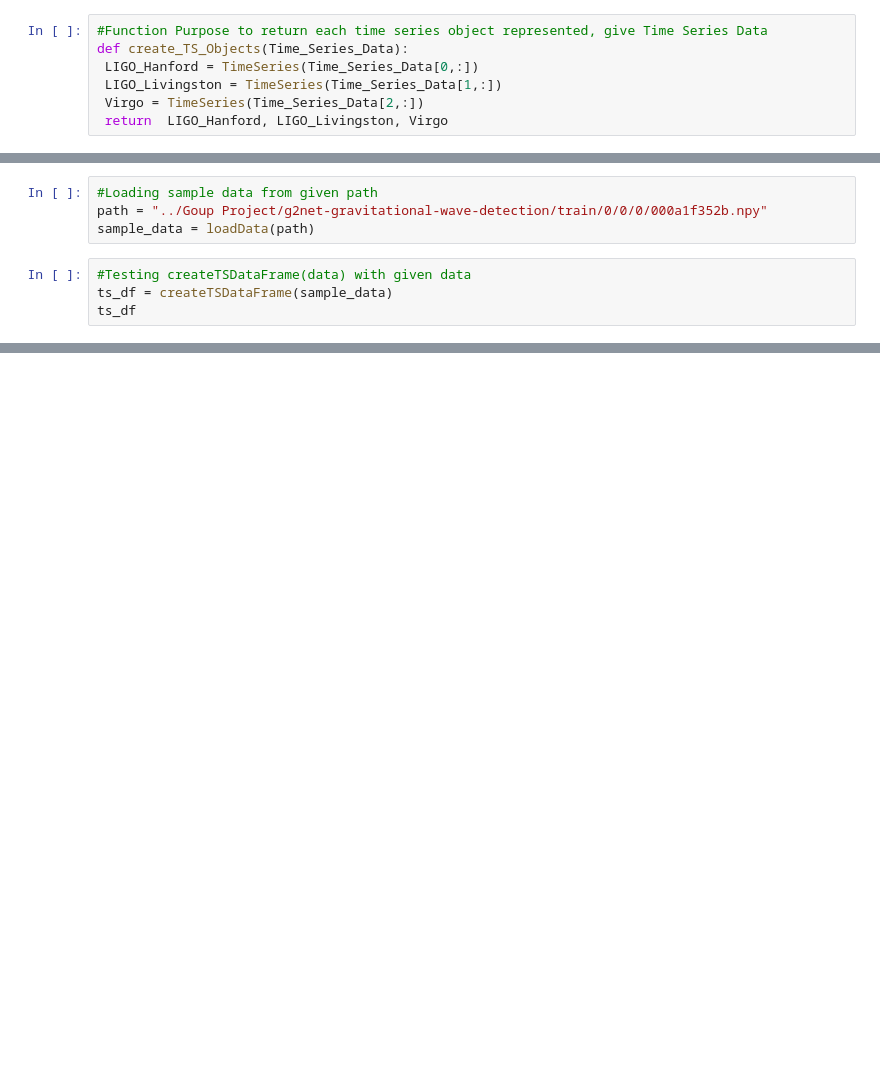
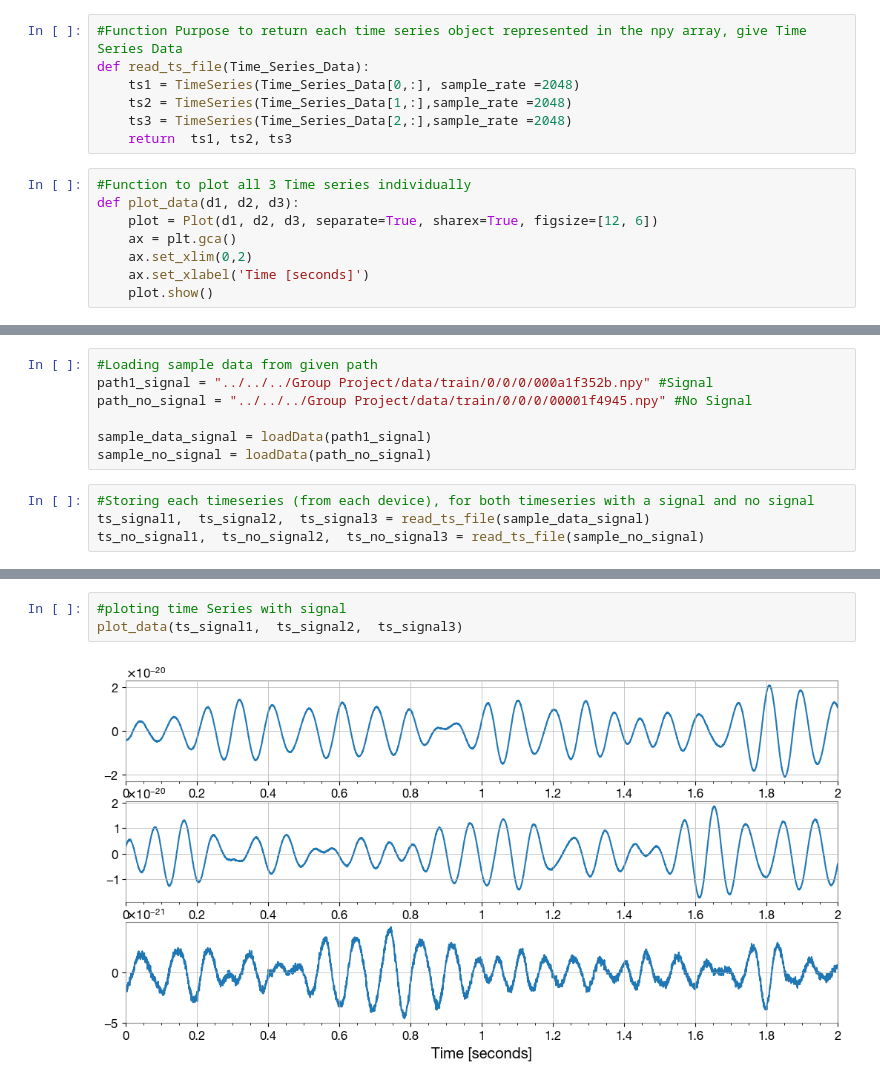
Before and after one commit to RobinRosculete/Gravitational-Wave-Detection, a Jupyter notebook: notebooks/GWDataPreprocessing.ipynb, the cells around one changed output, grey strips where cells are left out. Drawn from its saved outputs; the diff is of its cells as text; blank space fills up the shorter version.

Commit message:
Added ploting for samplle data, for both timeseries with signal and without

```diff
--- a/notebooks/GWDataPreprocessing.ipynb
+++ b/notebooks/GWDataPreprocessing.ipynb
@@ -22,7 +23,15 @@ def createTSDataFrame(sample_data):
 # %%
-#Function Purpose to return each time series object represented, give Time Series Data
-def create_TS_Objects(Time_Series_Data):
- LIGO_Hanford = TimeSeries(Time_Series_Data[0,:])
- LIGO_Livingston = TimeSeries(Time_Series_Data[1,:])
- Virgo = TimeSeries(Time_Series_Data[2,:])
- return  LIGO_Hanford, LIGO_Livingston, Virgo
+#Function Purpose to return each time series object represented in the npy array, give Time Series Data
+def read_ts_file(Time_Series_Data):
+    ts1 = TimeSeries(Time_Series_Data[0,:], sample_rate =2048)
+    ts2 = TimeSeries(Time_Series_Data[1,:],sample_rate =2048)
+    ts3 = TimeSeries(Time_Series_Data[2,:],sample_rate =2048)
+    return  ts1, ts2, ts3
+# %%
+#Function to plot all 3 Time series individually
+def plot_data(d1, d2, d3):
+    plot = Plot(d1, d2, d3, separate=True, sharex=True, figsize=[12, 6])
+    ax = plt.gca()
+    ax.set_xlim(0,2)
+    ax.set_xlabel('Time [seconds]')
+    plot.show()
@@ -29,8 +51,11 @@ def create_TS_Objects(Time_Series_Data):
 # %%
 #Loading sample data from given path
-path = "../Goup Project/g2net-gravitational-wave-detection/train/0/0/0/000a1f352b.npy"
-sample_data = loadData(path)
+path1_signal = "../../../Group Project/data/train/0/0/0/000a1f352b.npy" #Signal
+path_no_signal = "../../../Group Project/data/train/0/0/0/00001f4945.npy" #No Signal
+
+sample_data_signal = loadData(path1_signal)
+sample_no_signal = loadData(path_no_signal)
 # %%
-#Testing createTSDataFrame(data) with given data
-ts_df = createTSDataFrame(sample_data)
-ts_df
+#Storing each timeseries (from each device), for both timeseries with a signal and no signal
+ts_signal1,  ts_signal2,  ts_signal3 = read_ts_file(sample_data_signal)
+ts_no_signal1,  ts_no_signal2,  ts_no_signal3 = read_ts_file(sample_no_signal)
@@ -42,0 +62,5 @@ ts_df
+# %%
+#ploting time Series with signal
+plot_data(ts_signal1,  ts_signal2,  ts_signal3)
+# %% [output]
+[figure, added]
```
Also changed, not shown: parts of 14 cells of this notebook.
